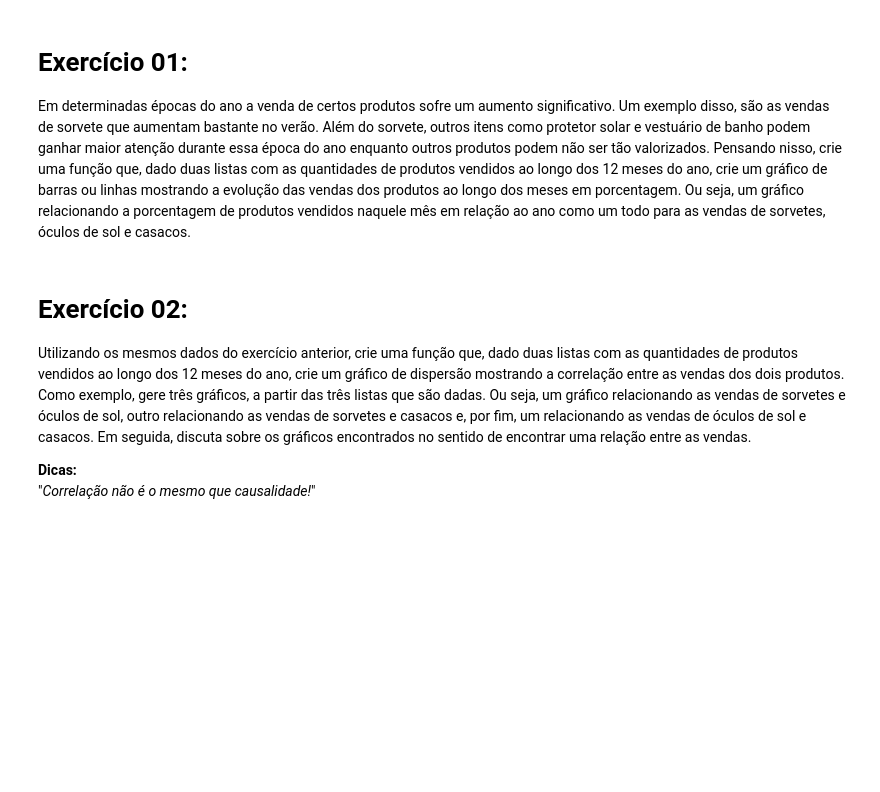
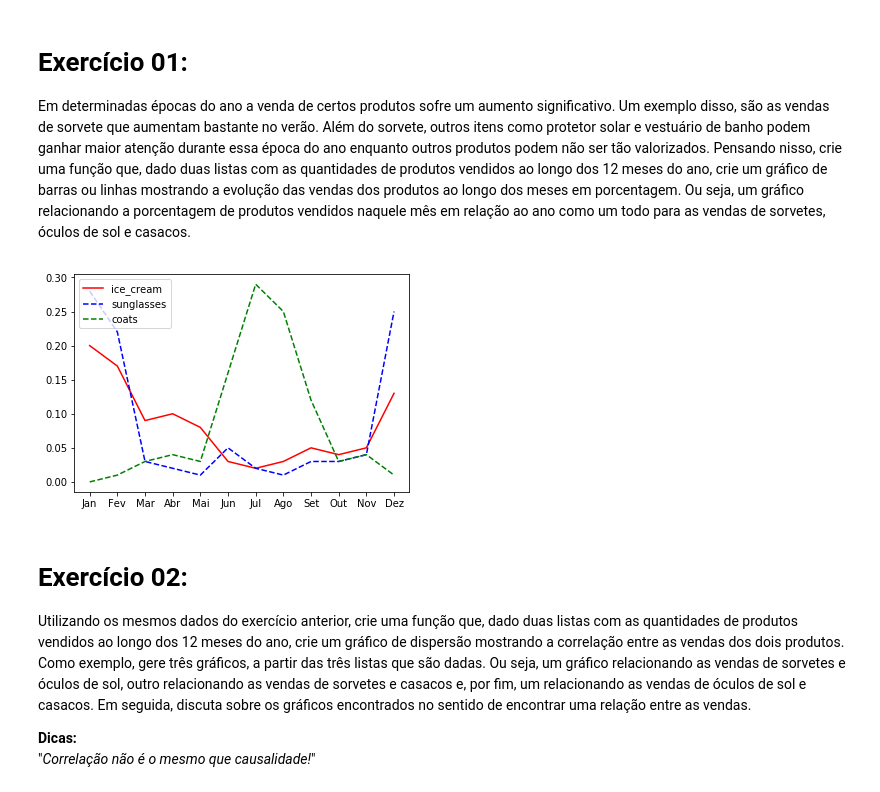
Before and after one commit to giovannand/introduction_data_science, a Jupyter notebook: lista02.ipynb, the cells around one changed output. Cells and saved outputs as stored; diff of their text form; code cells hidden in the pictures; blank space fills up the shorter version.

Commit message:
List 02 and 03 correct

```diff
--- a/lista02.ipynb
+++ b/lista02.ipynb
@@ -5,20 +5,53 @@
 
 Em determinadas épocas do ano a venda de certos produtos sofre um aumento significativo. Um exemplo disso, são as vendas de sorvete que aumentam bastante no verão. Além do sorvete, outros itens como protetor solar e vestuário de banho podem ganhar maior atenção durante essa época do ano enquanto outros produtos podem não ser tão valorizados. Pensando nisso, crie uma função que, dado duas listas com as quantidades de produtos vendidos ao longo dos 12 meses do ano, crie um gráfico de barras ou linhas mostrando a evolução das vendas dos produtos ao longo dos meses em porcentagem. Ou seja, um gráfico relacionando a porcentagem de produtos vendidos naquele mês em relação ao ano como um todo para as vendas de sorvetes, óculos de sol e casacos.
 # %%
+
 from matplotlib import pyplot as plt
+import numpy as np
+import math
 
 #Exemplo:
 ice_cream = [3000, 2600, 1400, 1500, 1200, 500, 300, 400, 700, 600, 800, 1900]
 sunglasses = [1000, 800, 100, 70, 50, 190, 60, 50, 100, 120, 130, 900]
 coats = [10, 20, 80, 120, 100, 500, 900, 780, 360, 100, 120, 20]
 labels = ["Jan", "Fev", "Mar", "Abr", "Mai", "Jun", "Jul", "Ago", "Set", "Out", "Nov", "Dez"]
 
 def bar_or_lines(list1, list2, list3):
 
-    # YOUR CODE HERE
-    raise NotImplementedError()
+    products = list(zip(ice_cream,sunglasses,coats))
+    total_ice_cream,total_sunglasses,total_coats = [0],[0],[0]
+
+    for ice, sung,coat in products :
+        total_ice_cream[0] += ice
+        total_sunglasses[0]+=sung
+        total_coats[0] += coat
+
+    total_produts = list(*zip(total_ice_cream,total_sunglasses,total_coats))
+
+    np_products =  np.array(products)
+    np_total = np.array(total_produts)
+    np_percent =  np.array(products).astype(np.float)
+    #print (np_percent)
+
+    np.set_printoptions(precision=3,suppress=True)
+
+    np_percent[:,0] = (np_products[:,0] / np_total[0]).astype(float)
+    np_percent[:,1] = (np_products[:,1] / np_total[1]).astype(float)
+    np_percent[:,2] = (np_products[:,2] / np_total[2]).astype(float)
+
+
+
+    fig = plt.figure()
+    plt.plot(labels, np.round(np_percent[:,0],2), 'r-', label="ice_cream")
+    plt.plot(labels, np.round(np_percent[:,1],2), 'b--', label="sunglasses");
+    plt.plot(labels, np.round(np_percent[:,2],2), 'g--', label="coats");
+    plt.legend(loc=2)
+    plt.show()
+
 
 bar_or_lines(ice_cream, sunglasses, coats)
+# %% [output]
+[figure, added]
 # %% [markdown]
 # Exercício 02:
 
```
Also changed, not shown: parts of 7 cells of this notebook, 1 other file.
